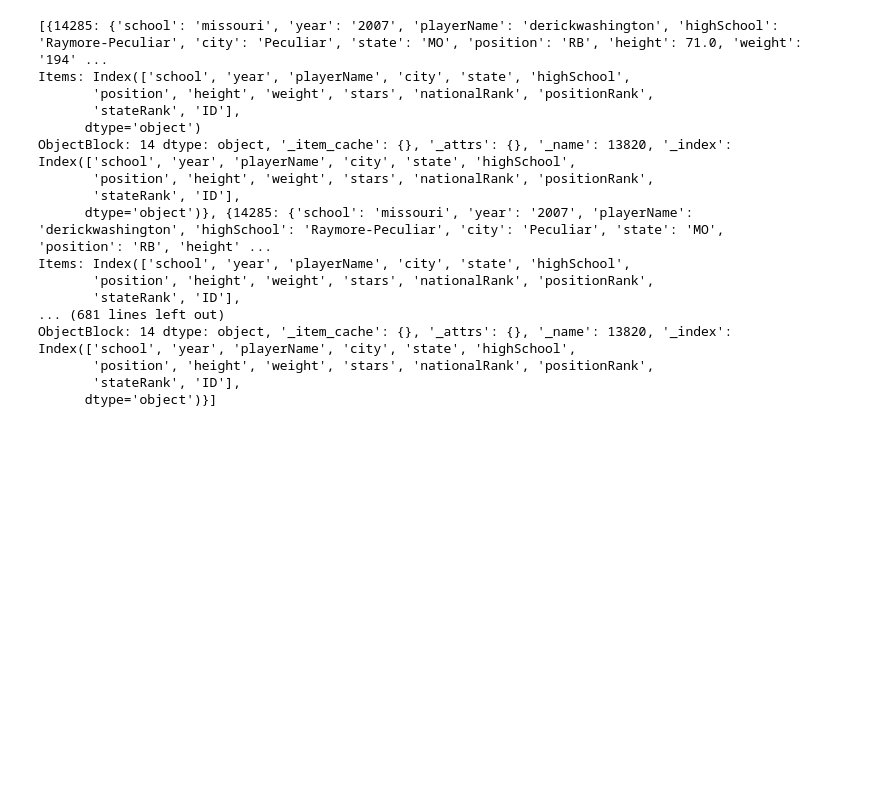
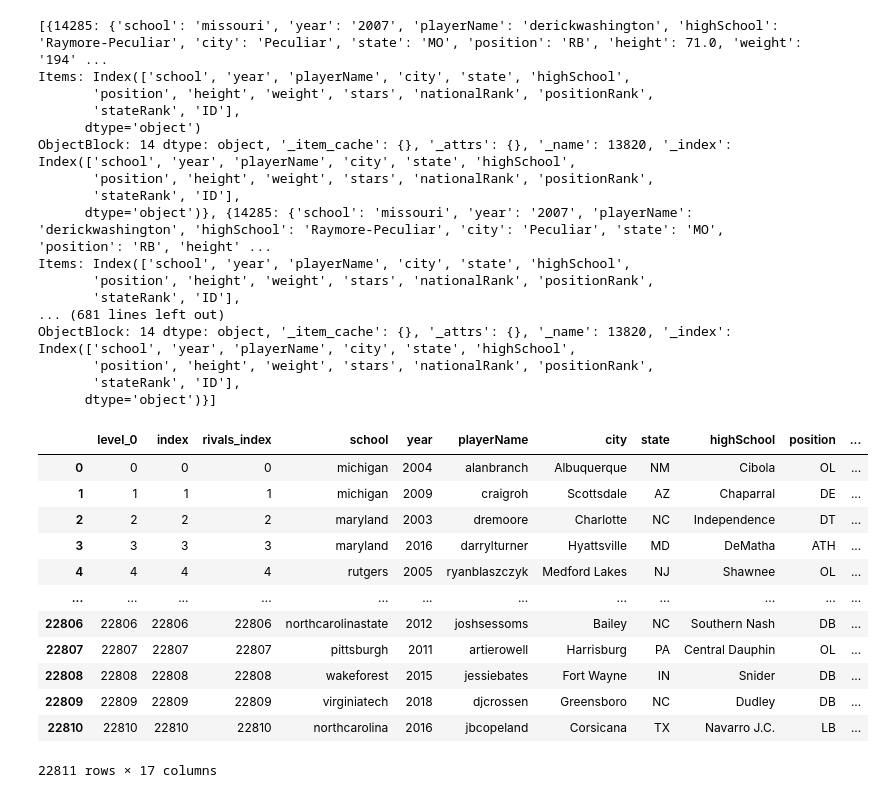
Before and after one commit to andrewt-cville/fb_recruiting, a Jupyter notebook: j_notebooks/Linking-Scratchpad.ipynb, the cells around one changed output. Cells and saved outputs as stored; diff of their text form; code cells hidden in the pictures; blank space fills up the shorter version.

```diff
--- a/j_notebooks/Linking-Scratchpad.ipynb
+++ b/j_notebooks/Linking-Scratchpad.ipynb
@@ -260,3 +289,19 @@ ObjectBlock: 14 dtype: object, '_item_cache': {}, '_attrs': {}, '_name': 13820,
        'position', 'height', 'weight', 'stars', 'nationalRank', 'positionRank',
        'stateRank', 'ID'],
       dtype='object')}]
+# %%
+df_rivals
+# %% [output]
+|  | level_0 | index | rivals_index | school | year | playerName | city | state | highSchool | position | ... |
+| 0 | 0 | 0 | 0 | michigan | 2004 | alanbranch | Albuquerque | NM | Cibola | OL | ... |
+| 1 | 1 | 1 | 1 | michigan | 2009 | craigroh | Scottsdale | AZ | Chaparral | DE | ... |
+| 2 | 2 | 2 | 2 | maryland | 2003 | dremoore | Charlotte | NC | Independence | DT | ... |
+| 3 | 3 | 3 | 3 | maryland | 2016 | darrylturner | Hyattsville | MD | DeMatha | ATH | ... |
+| 4 | 4 | 4 | 4 | rutgers | 2005 | ryanblaszczyk | Medford Lakes | NJ | Shawnee | OL | ... |
+| ... | ... | ... | ... | ... | ... | ... | ... | ... | ... | ... | ... |
+| 22806 | 22806 | 22806 | 22806 | northcarolinastate | 2012 | joshsessoms | Bailey | NC | Southern Nash | DB | ... |
+| 22807 | 22807 | 22807 | 22807 | pittsburgh | 2011 | artierowell | Harrisburg | PA | Central Dauphin | OL | ... |
+| 22808 | 22808 | 22808 | 22808 | wakeforest | 2015 | jessiebates | Fort Wayne | IN | Snider | DB | ... |
+| 22809 | 22809 | 22809 | 22809 | virginiatech | 2018 | djcrossen | Greensboro | NC | Dudley | DB | ... |
+| 22810 | 22810 | 22810 | 22810 | northcarolina | 2016 | jbcopeland | Corsicana | TX | Navarro J.C. | LB | ... |
+22811 rows × 17 columns
```
Also changed, not shown: parts of 3 cells of this notebook.
